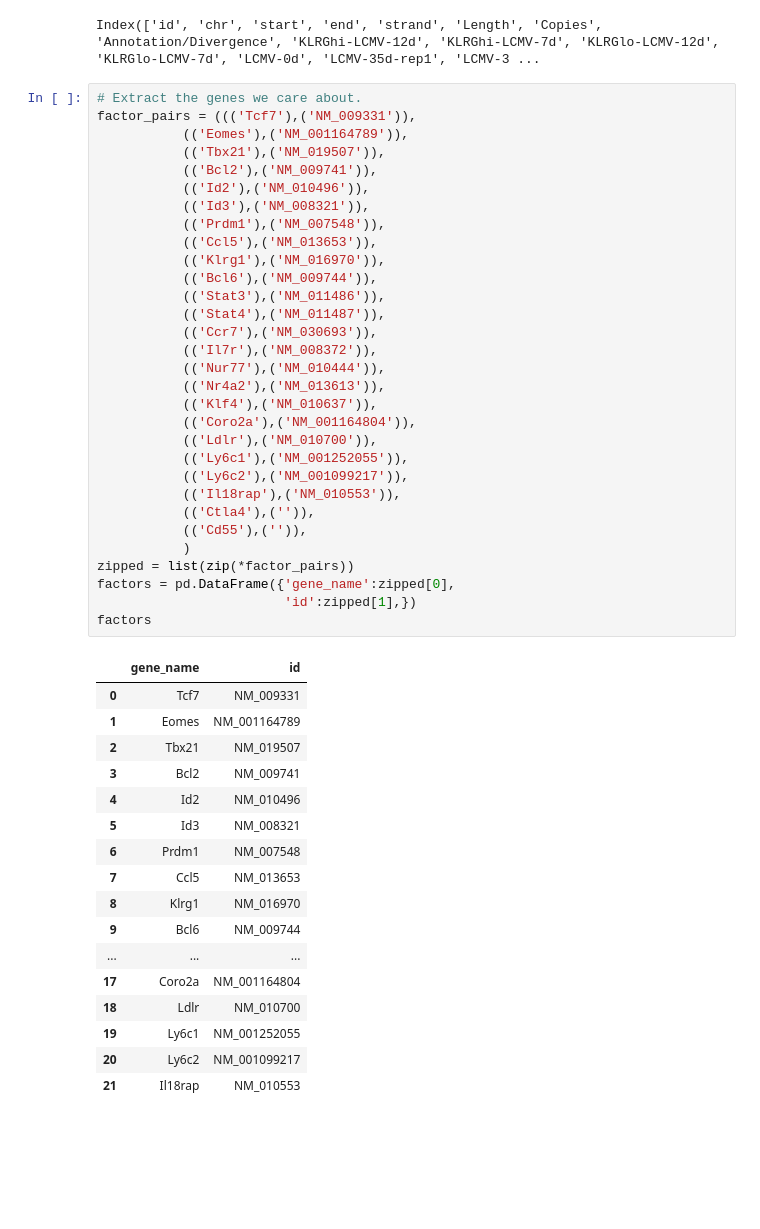
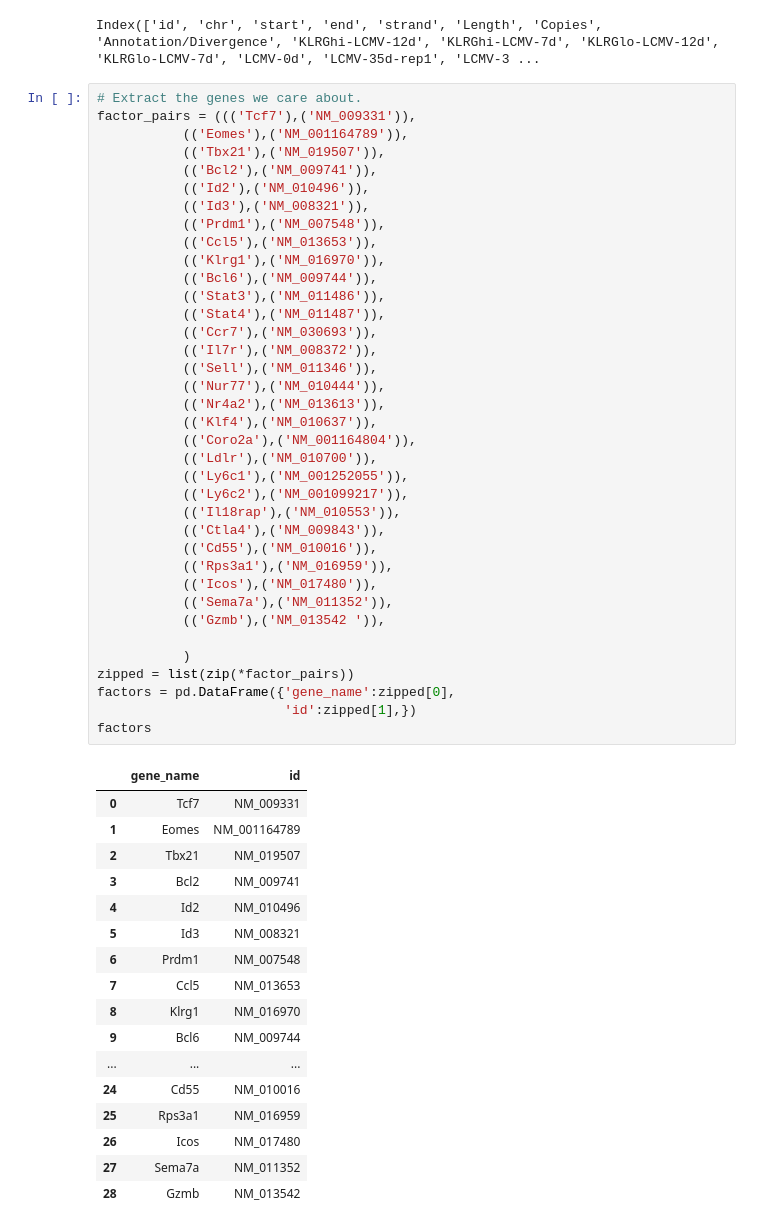
Before and after one commit to karmel/foxo1-cd8, a Jupyter notebook: foxo/genes/genes_of_interest.ipynb, the cells around one changed output. Drawn from its saved outputs; the diff is of its cells as text; blank space fills up the shorter version.

```diff
--- a/foxo/genes/genes_of_interest.ipynb
+++ b/foxo/genes/genes_of_interest.ipynb
@@ -45,40 +45,46 @@ factor_pairs = ((('Tcf7'),('NM_009331')),
            (('Stat3'),('NM_011486')),
            (('Stat4'),('NM_011487')),
            (('Ccr7'),('NM_030693')),
            (('Il7r'),('NM_008372')),
+           (('Sell'),('NM_011346')),
            (('Nur77'),('NM_010444')),
            (('Nr4a2'),('NM_013613')),
            (('Klf4'),('NM_010637')),
            (('Coro2a'),('NM_001164804')),
            (('Ldlr'),('NM_010700')),
            (('Ly6c1'),('NM_001252055')),
            (('Ly6c2'),('NM_001099217')),
            (('Il18rap'),('NM_010553')),
-           (('Ctla4'),('')),
-           (('Cd55'),('')),
+           (('Ctla4'),('NM_009843')),
+           (('Cd55'),('NM_010016')),
+           (('Rps3a1'),('NM_016959')),
+           (('Icos'),('NM_017480')),
+           (('Sema7a'),('NM_011352')),
+           (('Gzmb'),('NM_013542 ')),
+
            )
 zipped = list(zip(*factor_pairs))
 factors = pd.DataFrame({'gene_name':zipped[0],
                         'id':zipped[1],})
 factors
 # %% [output]
 |  | gene_name | id |
 | 0 | Tcf7 | NM_009331 |
 | 1 | Eomes | NM_001164789 |
 | 2 | Tbx21 | NM_019507 |
 | 3 | Bcl2 | NM_009741 |
 | 4 | Id2 | NM_010496 |
 | 5 | Id3 | NM_008321 |
 | 6 | Prdm1 | NM_007548 |
 | 7 | Ccl5 | NM_013653 |
 | 8 | Klrg1 | NM_016970 |
 | 9 | Bcl6 | NM_009744 |
 | ... | ... | ... |
-| 17 | Coro2a | NM_001164804 |
-| 18 | Ldlr | NM_010700 |
-| 19 | Ly6c1 | NM_001252055 |
-| 20 | Ly6c2 | NM_001099217 |
-| 21 | Il18rap | NM_010553 |
+| 24 | Cd55 | NM_010016 |
+| 25 | Rps3a1 | NM_016959 |
+| 26 | Icos | NM_017480 |
+| 27 | Sema7a | NM_011352 |
+| 28 | Gzmb | NM_013542 |
 # %%
 subdata = pd.merge(factors, data, on='id', how='inner')
 subdata.index = subdata['gene_name']
```
Also changed, not shown: parts of 2 cells of this notebook, 7 other files.
